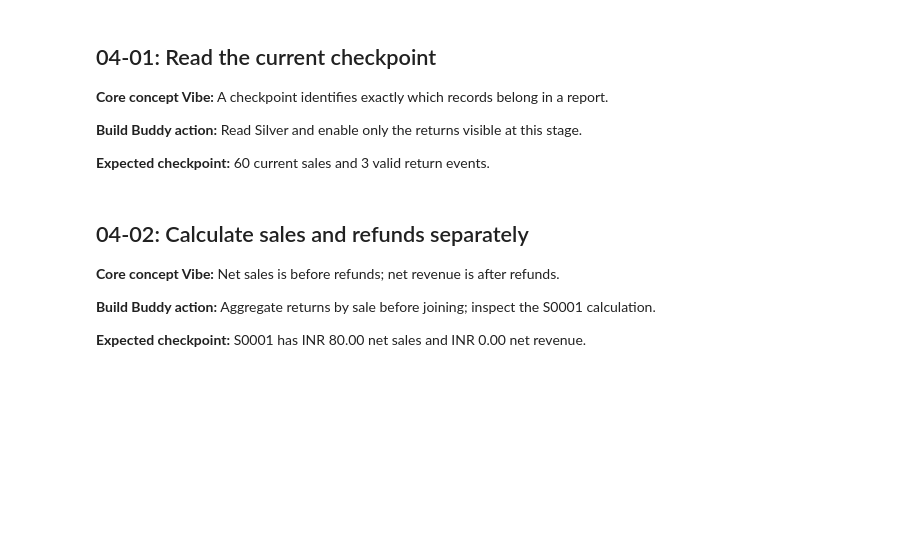
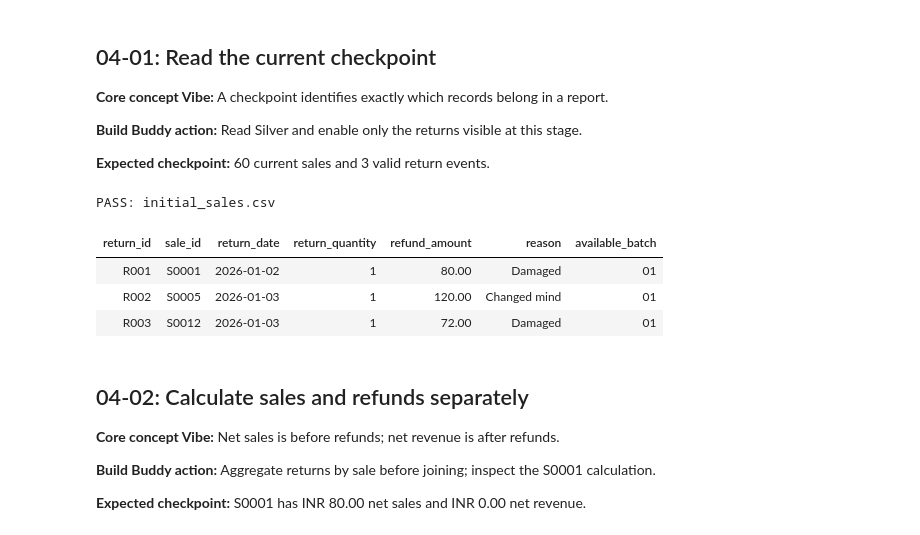
Before and after one commit to sanketch4847-design/retailflow-data-engineering-databricks, a Jupyter notebook: notebooks/04_initial_reports_and_checks.ipynb, the cells around one changed output. Drawn from its saved outputs; the diff is of its cells as text; code cells hidden in the pictures; blank space fills up the shorter version.

```diff
--- a/notebooks/04_initial_reports_and_checks.ipynb
+++ b/notebooks/04_initial_reports_and_checks.ipynb
@@ -303,3 +302,20 @@ def report_views(sales, returns):
+# %%
+# Dataset files sit directly in the volume root, not under a retailflow-v1.0.0 subfolder.
+DATASET_ROOT = f"/Volumes/{CATALOG}/{SCHEMA}/{VOLUME}"
+stage = 'initial'
+sales = spark.table(table_name('silver_sales')).select(*SALES_COLUMNS)
+assert sales.count() == 60, 'Wrong checkpoint: follow the notebook run order in README.'
+assert_expected(sales, stage + '_sales.csv', ignore_provenance=True)
+return_rows = visible_returns(stage, collected_sales(sales))
+returns = return_frame(return_rows)
+assert returns.count() == 3
+display(returns.orderBy('return_id'))
+# %% [output]
+PASS: initial_sales.csv
+| return_id | sale_id | return_date | return_quantity | refund_amount | reason | available_batch |
+| R001 | S0001 | 2026-01-02 | 1 | 80.00 | Damaged | 01 |
+| R002 | S0005 | 2026-01-03 | 1 | 120.00 | Changed mind | 01 |
+| R003 | S0012 | 2026-01-03 | 1 | 72.00 | Damaged | 01 |
 # %% [markdown]
 ## 04-02: Calculate sales and refunds separately
 
```
Also changed, not shown: parts of 10 cells of this notebook, 4 other files.
